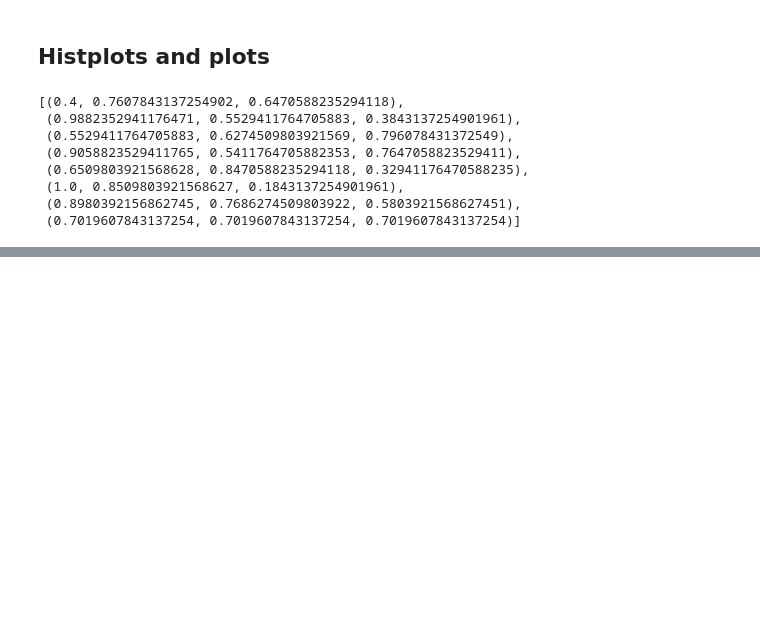
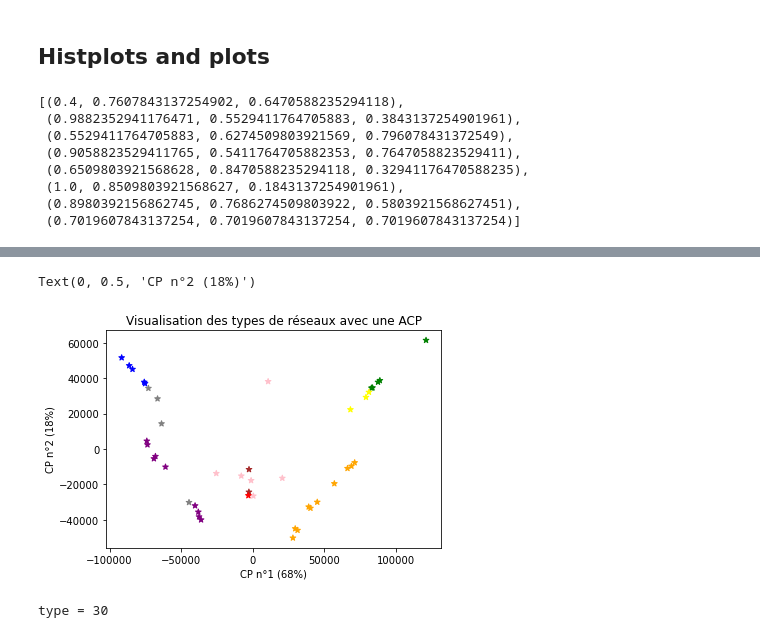
Before and after one commit to thomasghobril/adversarial-attack, a Jupyter notebook: fgsm_cw_TOM.ipynb, the cells around one changed output, grey strips where cells are left out. Saved outputs shown, nothing was run; the diff lists cells and outputs as text; code cells hidden in the pictures; blank space fills up the shorter version.

```diff
--- a/fgsm_cw_TOM.ipynb
+++ b/fgsm_cw_TOM.ipynb
@@ -286,0 +388,8 @@ plt.show()
+# %%
+plt.scatter(y[:,0], y[:,1], color=to_colors(nets_type), marker="*")
+plt.title("Visualisation des types de réseaux avec une ACP")
+plt.xlabel("CP n°1 ({0}%)".format(int(100*var_ratio[0])))
+plt.ylabel("CP n°2 ({0}%)".format(int(100*var_ratio[1])))
+# %% [output]
+Text(0, 0.5, 'CP n°2 (18%)')
+[figure, added]
@@ -286,0 +406,6 @@ plt.show()
+# %%
+u = np.array([125,179,658,36,2]) # sum = 1000
+x = get_network_type(u, threshold=0.01)
+print("type =",x)
+# %% [output]
+type = 30
```
Also changed, not shown: parts of 32 cells of this notebook, 1 other file.
